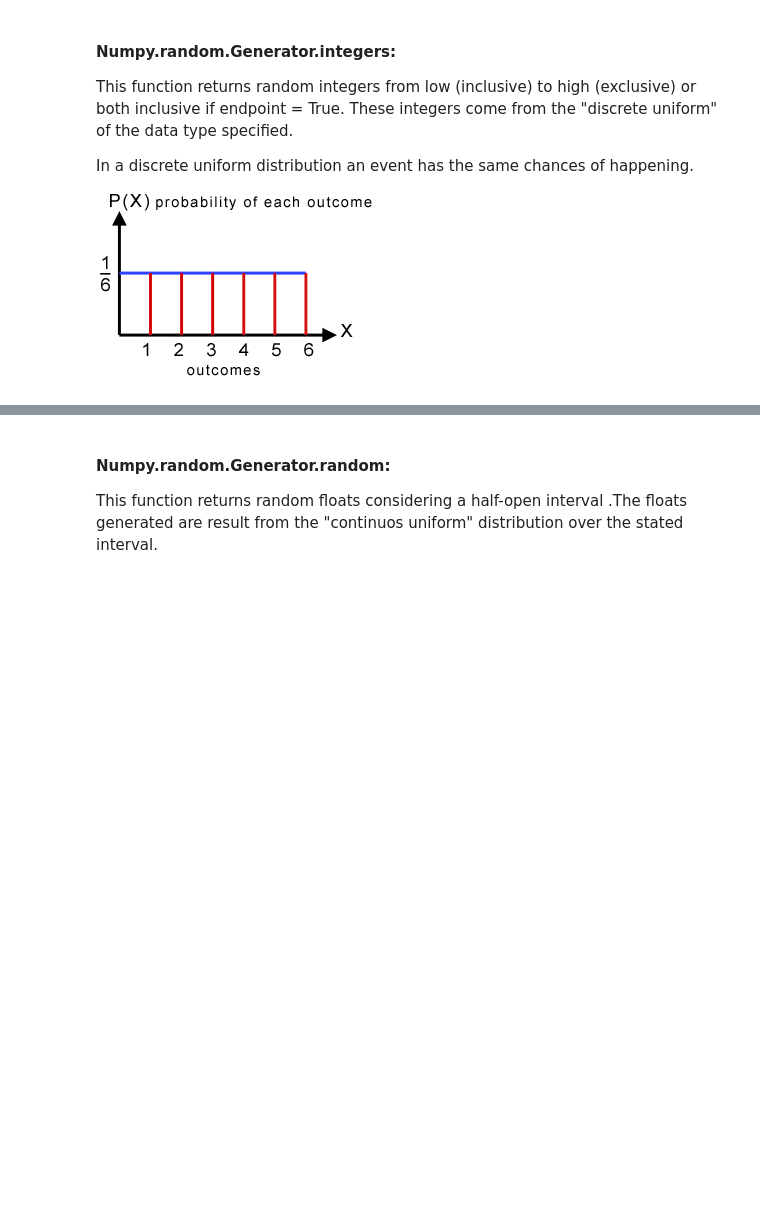
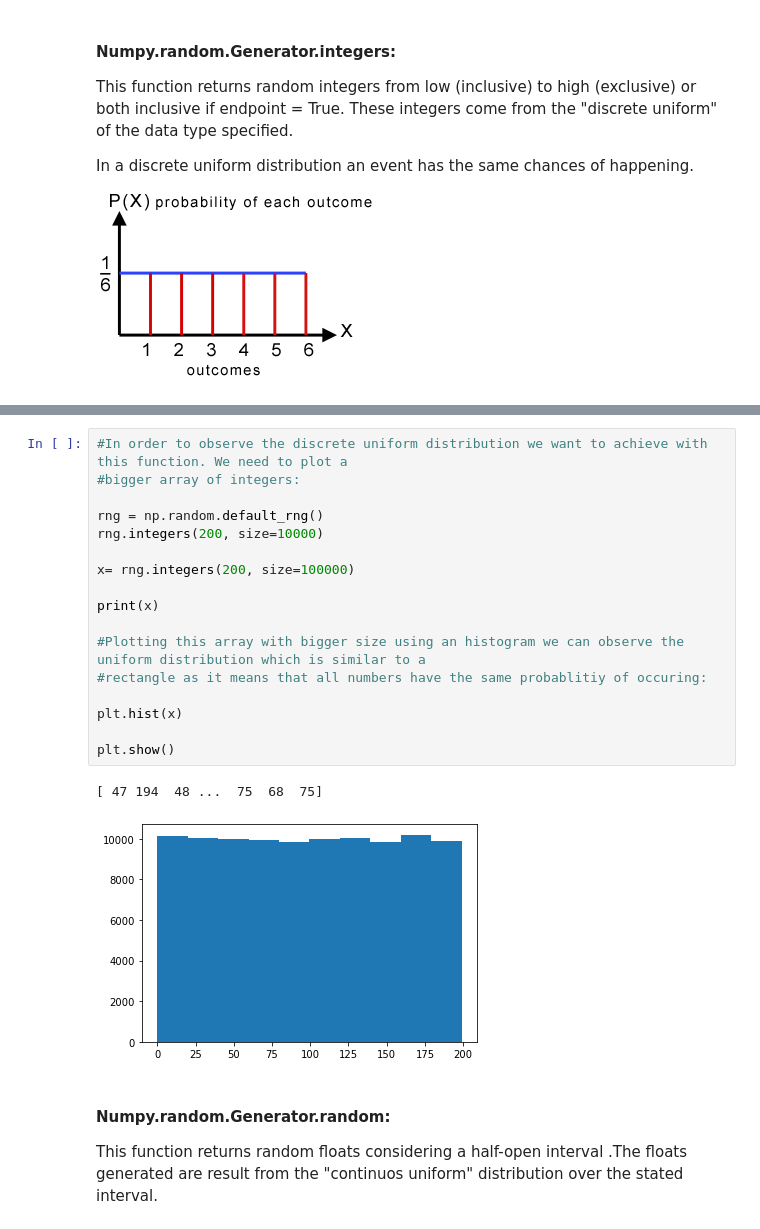
Before and after one commit to Ainara12/Programming-for-Data-Analysis, a Jupyter notebook: PAD Project.ipynb, the cells around one changed output, grey strips where cells are left out. Saved outputs shown, nothing was run; the diff lists cells and outputs as text; blank space fills up the shorter version.

```diff
--- a/PAD Project.ipynb
+++ b/PAD Project.ipynb
@@ -103,3 +114,23 @@ AttributeError: 'numpy.ndarray' object has no attribute 'get'
+# %%
+#In order to observe the discrete uniform distribution we want to achieve with this function. We need to plot a
+#bigger array of integers:
+
+rng = np.random.default_rng()
+rng.integers(200, size=10000)
+
+x= rng.integers(200, size=100000)
+
+print(x)
+
+#Plotting this array with bigger size using an histogram we can observe the uniform distribution which is similar to a
+#rectangle as it means that all numbers have the same probablitiy of occuring:
+
+plt.hist(x)
+
+plt.show()
+# %% [output]
+[ 47 194  48 ...  75  68  75]
+[figure, added]
 # %% [markdown]
 #### Numpy.random.Generator.random:
 
```
Also changed, not shown: parts of 16 cells of this notebook.
